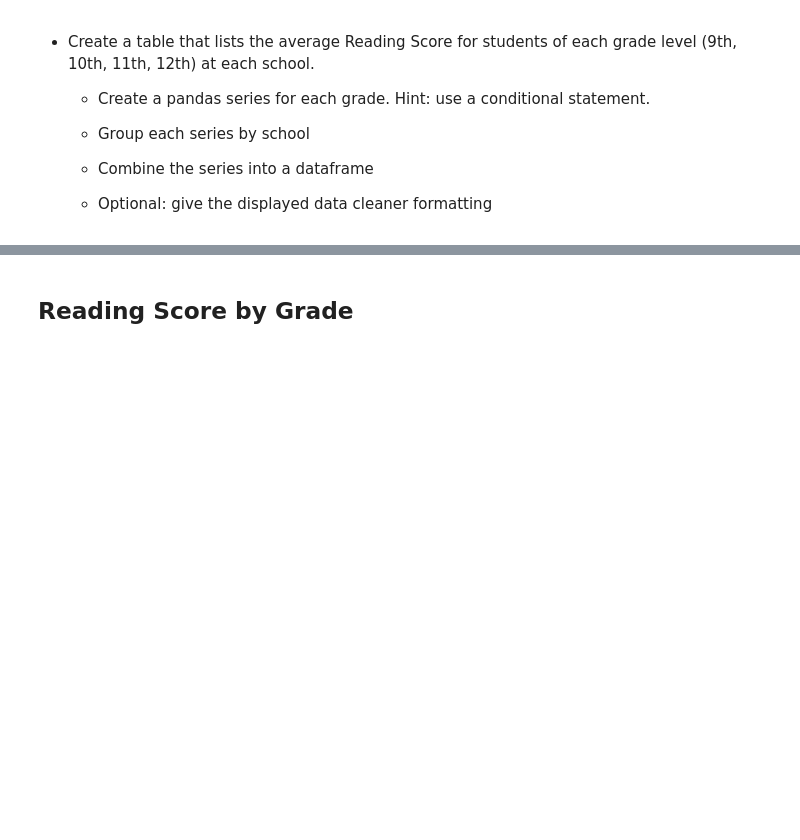
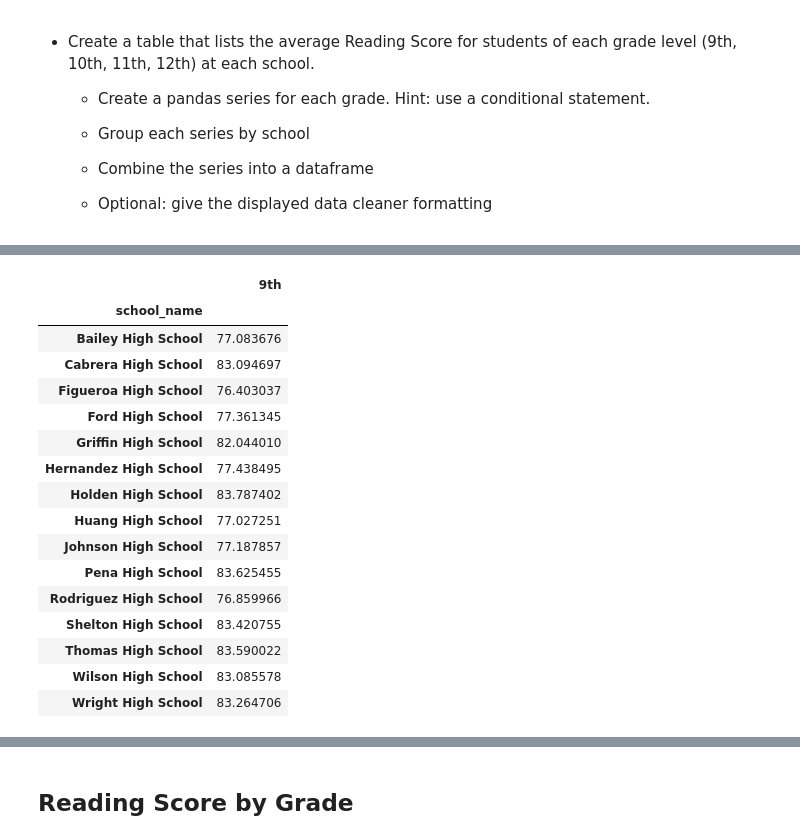
Before and after one commit to hamiltojogo/pandas-challenge, a Jupyter notebook: PyCitySchools_starter.ipynb, the cells around one changed output, grey strips where cells are left out. Cells and saved outputs as stored; diff of their text form; code cells hidden in the pictures; blank space fills up the shorter version.

```diff
--- a/PyCitySchools_starter.ipynb
+++ b/PyCitySchools_starter.ipynb
@@ -511,0 +503,30 @@ BottomSchoolSummary_df.head(5)
+# %%
+#9th math avg by school
+Math9_df= student_data.loc[student_data['grade'] == '9th']
+
+Math9Grouped_df = Math9_df.groupby(['school_name'])
+
+Math9Mean = Math9Grouped_df['math_score'].mean()
+
+Math9Mean_df = pd.DataFrame(Math9Mean)
+
+Math9Mean_df= Math9Mean_df.rename(columns={'math_score': '9th'})
+Math9Mean_df
+# %% [output]
+|  | 9th |
+| school_name |  |
+| Bailey High School | 77.083676 |
+| Cabrera High School | 83.094697 |
+| Figueroa High School | 76.403037 |
+| Ford High School | 77.361345 |
+| Griffin High School | 82.044010 |
+| Hernandez High School | 77.438495 |
+| Holden High School | 83.787402 |
+| Huang High School | 77.027251 |
+| Johnson High School | 77.187857 |
+| Pena High School | 83.625455 |
+| Rodriguez High School | 76.859966 |
+| Shelton High School | 83.420755 |
+| Thomas High School | 83.590022 |
+| Wilson High School | 83.085578 |
+| Wright High School | 83.264706 |
```
Also changed, not shown: parts of 8 cells of this notebook.
